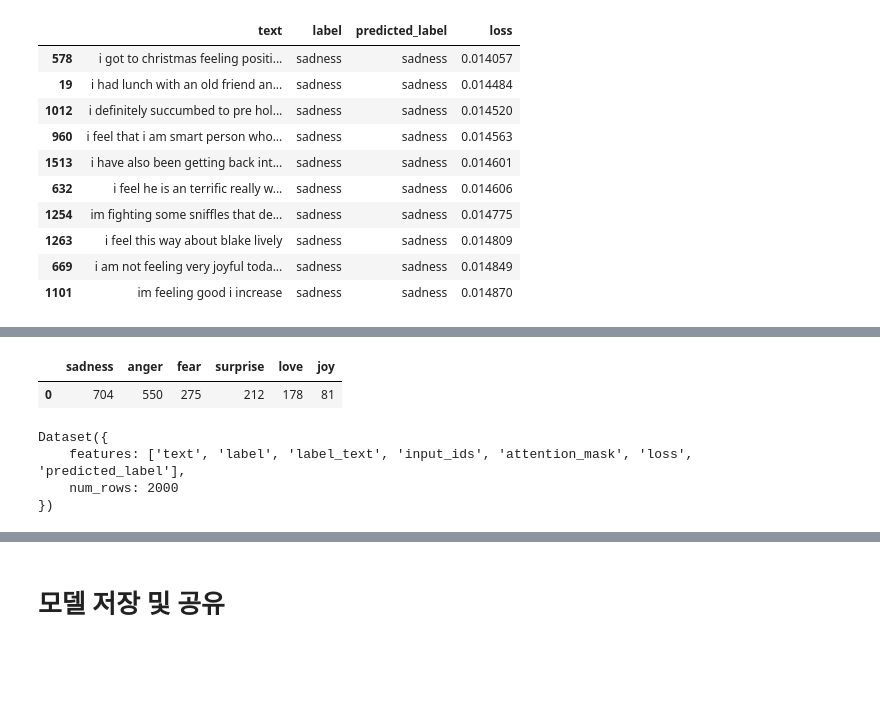
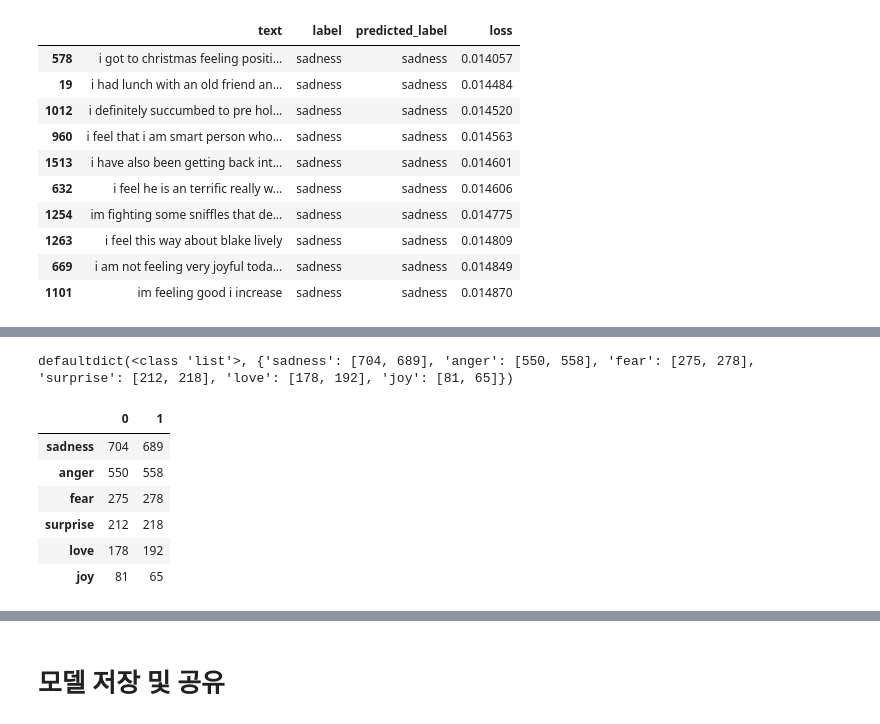
Before and after one commit to hr1588/NLP, a Jupyter notebook: nlp_ch2.ipynb, the cells around one changed output, grey strips where cells are left out. Drawn from its saved outputs; the diff is of its cells as text; code cells hidden in the pictures; blank space fills up the shorter version.

```diff
--- a/nlp_ch2.ipynb
+++ b/nlp_ch2.ipynb
@@ -571,17 +564,0 @@ len(df_val['label'].value_counts())
-# %%
-pd.DataFrame(dict(df_val['label'].value_counts()), index = [0])
-# %% [output]
-|  | sadness | anger | fear | surprise | love | joy |
-| 0 | 704 | 550 | 275 | 212 | 178 | 81 |
-# %%
-fig,ax = plt.subplots(figsize = (12,6))
-bar_width = 0.25
-
-index = np.arange(len(labels))
-
-b1 = plt.bar(index, df[''])
-# %% [output]
-Dataset({
-    features: ['text', 'label', 'label_text', 'input_ids', 'attention_mask', 'loss', 'predicted_label'],
-    num_rows: 2000
-})
@@ -591,0 +568,23 @@ Dataset({
+# %%
+from itertools import chain
+from collections import defaultdict
+
+c = defaultdict(list)
+for k,v in chain(a.items(), b.items()):
+    c[k].append(v)
+
+print(c)
+# %% [output]
+defaultdict(<class 'list'>, {'sadness': [704, 689], 'anger': [550, 558], 'fear': [275, 278], 'surprise': [212, 218], 'love': [178, 192], 'joy': [81, 65]})
+# %%
+df_f = pd.DataFrame(c)
+df_f = df_f.T
+df_f
+# %% [output]
+|  | 0 | 1 |
+| sadness | 704 | 689 |
+| anger | 550 | 558 |
+| fear | 275 | 278 |
+| surprise | 212 | 218 |
+| love | 178 | 192 |
+| joy | 81 | 65 |
```
Also changed, not shown: parts of 8 cells of this notebook.
